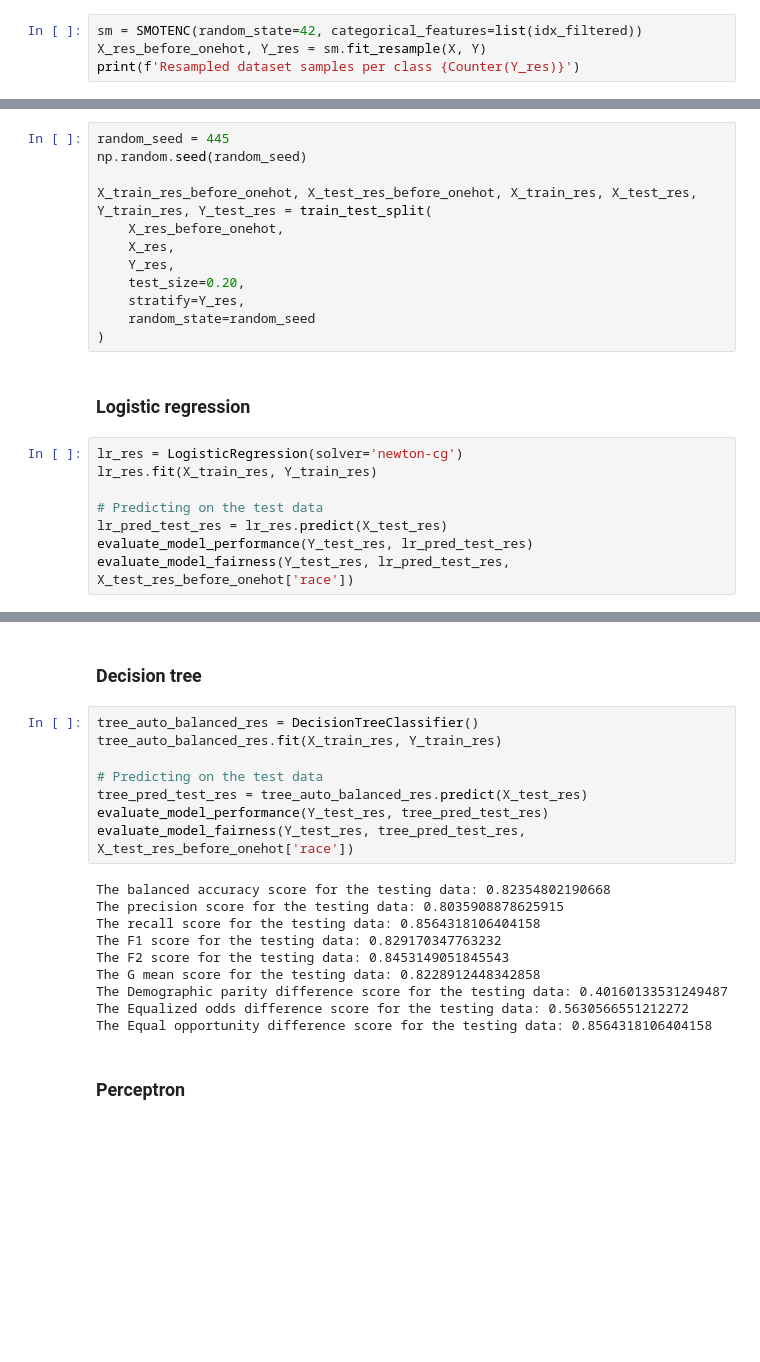
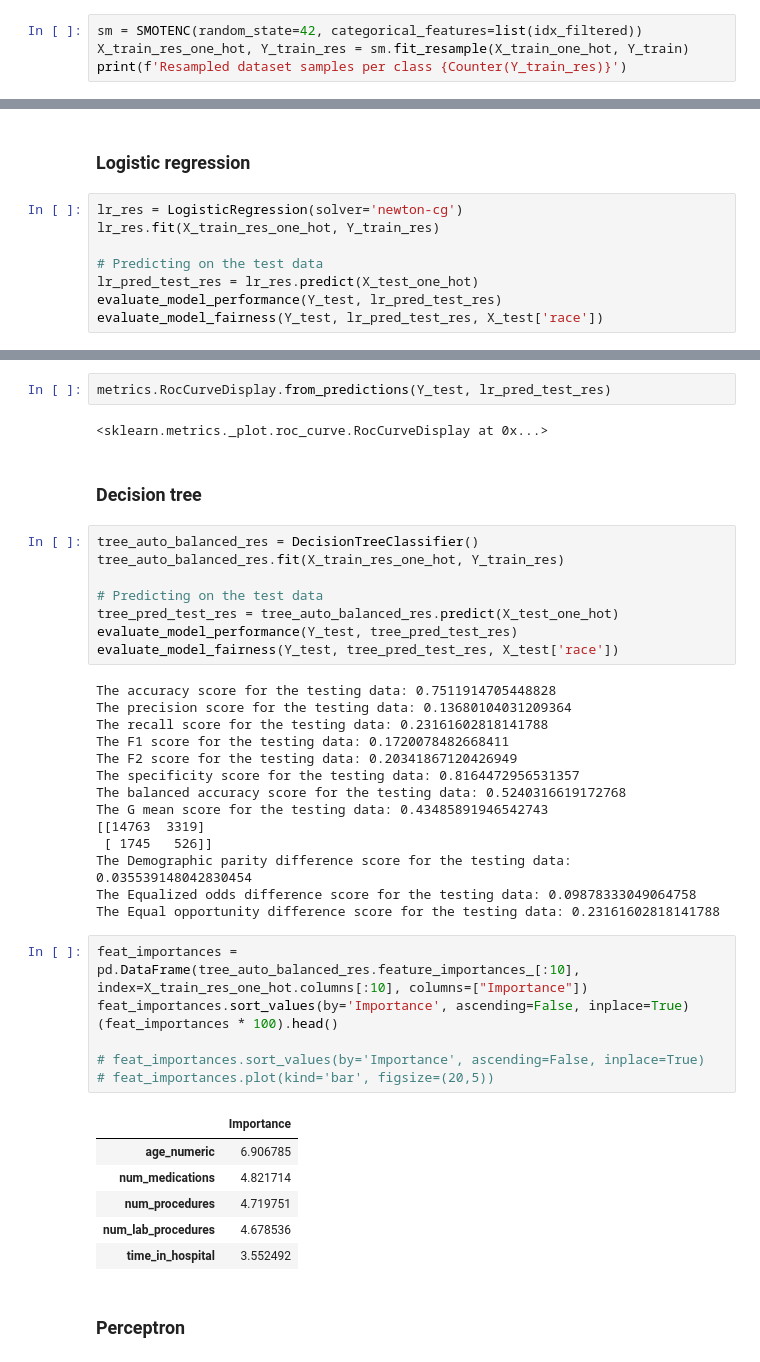
Before and after one commit to tancheto/master-thesis, a Jupyter notebook: classifiers/02-oversampling.ipynb, the cells around one changed output, grey strips where cells are left out. Drawn from its saved outputs; the diff is of its cells as text; blank space fills up the shorter version.

```diff
--- a/classifiers/02-oversampling.ipynb
+++ b/classifiers/02-oversampling.ipynb
@@ -68,5 +84,5 @@ idx_filtered = list(map(lambda x: x[1], col_idx_filtered))
 # %%
 sm = SMOTENC(random_state=42, categorical_features=list(idx_filtered))
-X_res_before_onehot, Y_res = sm.fit_resample(X, Y)
-print(f'Resampled dataset samples per class {Counter(Y_res)}')
+X_train_res_one_hot, Y_train_res = sm.fit_resample(X_train_one_hot, Y_train)
+print(f'Resampled dataset samples per class {Counter(Y_train_res)}')
 # %% [output]
@@ -77,23 +90,11 @@ X_res = pd.get_dummies(X_res_before_onehot)
-# %%
-random_seed = 445
-np.random.seed(random_seed)
-
-X_train_res_before_onehot, X_test_res_before_onehot, X_train_res, X_test_res, Y_train_res, Y_test_res = train_test_split(
-    X_res_before_onehot,
-    X_res,
-    Y_res,
-    test_size=0.20,
-    stratify=Y_res,
-    random_state=random_seed
-)
 # %% [markdown]
 ### Logistic regression
 # %%
 lr_res = LogisticRegression(solver='newton-cg')
-lr_res.fit(X_train_res, Y_train_res)
+lr_res.fit(X_train_res_one_hot, Y_train_res)
 
 # Predicting on the test data
-lr_pred_test_res = lr_res.predict(X_test_res)
-evaluate_model_performance(Y_test_res, lr_pred_test_res)
-evaluate_model_fairness(Y_test_res, lr_pred_test_res, X_test_res_before_onehot['race'])
+lr_pred_test_res = lr_res.predict(X_test_one_hot)
+evaluate_model_performance(Y_test, lr_pred_test_res)
+evaluate_model_fairness(Y_test, lr_pred_test_res, X_test['race'])
 # %% [output]
@@ -109,23 +114,45 @@ The Equal opportunity difference score for the testing data: 0.8142904545957306
+# %%
+metrics.RocCurveDisplay.from_predictions(Y_test, lr_pred_test_res)
+# %% [output]
+<sklearn.metrics._plot.roc_curve.RocCurveDisplay at 0x...>
 # %% [markdown]
 ### Decision tree
 # %%
 tree_auto_balanced_res = DecisionTreeClassifier()
-tree_auto_balanced_res.fit(X_train_res, Y_train_res)
+tree_auto_balanced_res.fit(X_train_res_one_hot, Y_train_res)
 
 # Predicting on the test data
-tree_pred_test_res = tree_auto_balanced_res.predict(X_test_res)
-evaluate_model_performance(Y_test_res, tree_pred_test_res)
-evaluate_model_fairness(Y_test_res, tree_pred_test_res, X_test_res_before_onehot['race'])
+tree_pred_test_res = tree_auto_balanced_res.predict(X_test_one_hot)
+evaluate_model_performance(Y_test, tree_pred_test_res)
+evaluate_model_fairness(Y_test, tree_pred_test_res, X_test['race'])
 # %% [output]
-The balanced accuracy score for the testing data: 0.82354802190668
-The precision score for the testing data: 0.8035908878625915
-The recall score for the testing data: 0.8564318106404158
-The F1 score for the testing data: 0.829170347763232
-The F2 score for the testing data: 0.8453149051845543
-The G mean score for the testing data: 0.8228912448342858
-The Demographic parity difference score for the testing data: 0.40160133531249487
-The Equalized odds difference score for the testing data: 0.5630566551212272
-The Equal opportunity difference score for the testing data: 0.8564318106404158
+The accuracy score for the testing data: 0.7511914705448828
+The precision score for the testing data: 0.13680104031209364
+The recall score for the testing data: 0.23161602818141788
+The F1 score for the testing data: 0.1720078482668411
+The F2 score for the testing data: 0.20341867120426949
+The specificity score for the testing data: 0.8164472956531357
+The balanced accuracy score for the testing data: 0.5240316619172768
+The G mean score for the testing data: 0.43485891946542743
+[[14763  3319]
+ [ 1745   526]]
+The Demographic parity difference score for the testing data: 0.035539148042830454
+The Equalized odds difference score for the testing data: 0.09878333049064758
+The Equal opportunity difference score for the testing data: 0.23161602818141788
+# %%
+feat_importances = pd.DataFrame(tree_auto_balanced_res.feature_importances_[:10], index=X_train_res_one_hot.columns[:10], columns=["Importance"])
+feat_importances.sort_values(by='Importance', ascending=False, inplace=True)
+(feat_importances * 100).head()
+
+# feat_importances.sort_values(by='Importance', ascending=False, inplace=True)
+# feat_importances.plot(kind='bar', figsize=(20,5))
+# %% [output]
+|  | Importance |
+| age_numeric | 6.906785 |
+| num_medications | 4.821714 |
+| num_procedures | 4.719751 |
+| num_lab_procedures | 4.678536 |
+| time_in_hospital | 3.552492 |
 # %% [markdown]
 ### Perceptron
 # %%
```
Also changed, not shown: parts of 17 cells of this notebook, 29 other files.
